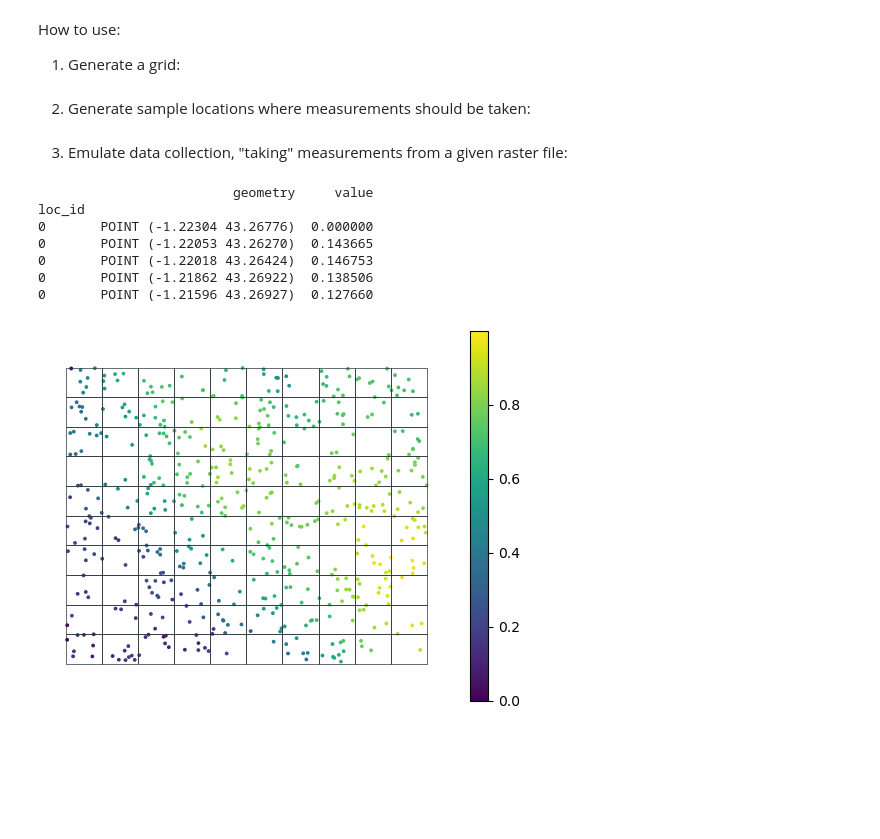
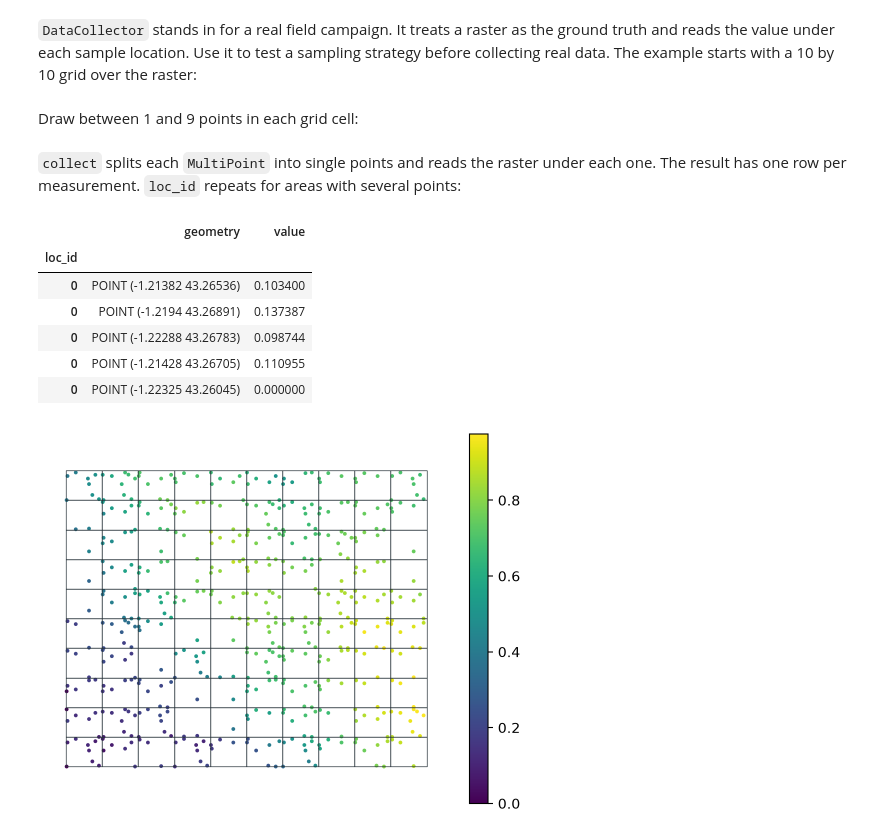
Before and after one commit to franckalbinet/trufl, a Jupyter notebook: nbs/06_collector.ipynb, the cells around one changed output. Saved outputs shown, nothing was run; the diff lists cells and outputs as text; code cells hidden in the pictures; blank space fills up the shorter version.

```diff
--- a/nbs/06_collector.ipynb
+++ b/nbs/06_collector.ipynb
@@ -29,11 +27,11 @@ red, black = '#BF360C', '#263238'
 # %%
 #| exports
 class DataCollector:
+    "Emulate field measurements by reading a raster at sample locations."
     def __init__(self,
-                 fname_raster:str, # The path to the raster file.
-                 band:int=1, # The band number to use. Defaults to 1.
-                ):
-        "Emulate data collection. Provided a set of location, return values sampled from given raster file."
+        fname_raster:str, # Path to the raster used as ground truth
+        band:int=1, # Band to read
+    ):
         fc.store_attr()
         with rasterio.open(fname_raster) as src:
             self.band_data = src.read(band)
@@ -41,13 +39,15 @@ class DataCollector:
             self.bounds = src.bounds
 
     def get_values(self,
-                   gdf:gpd.GeoDataFrame # loc_id and Point/Multipoint geometry of samples where to measure.
-                  ):
+        gdf:gpd.GeoDataFrame, # Sample locations as `Point` or `MultiPoint` geometries
+    ) -> list: # Raster value at each point, in the order of `gdf.get_coordinates()`
+        "Read the raster value of the cell under each point of `gdf`."
         coords = [(x, y) for x, y in gdf.get_coordinates().values]
         pixel_coords = [transform.rowcol(self.affine, *pair) for pair in coords]
         return [self.band_data[int(x), int(y)] for (x, y) in pixel_coords]
 
     def collect(self,
-                gdf:gpd.GeoDataFrame # loc_id and Point/Multipoint geometry of samples where to measure.
-               ) -> gpd.GeoDataFrame:
+        gdf:gpd.GeoDataFrame, # Sample locations as `Point` or `MultiPoint` geometries, indexed by `loc_id`
+    ) -> gpd.GeoDataFrame: # One `Point` per row with its measured `value`, indexed by `loc_id`
+        "Measure the raster at every point of `gdf`."
         return gdf.explode(index_parts=False).assign(value=self.get_values(gdf))
@@ -54,4 +86,3 @@ class DataCollector:
 # %% [markdown]
-How to use:
-1. Generate a grid:
+`DataCollector` stands in for a real field campaign. It treats a raster as the ground truth and reads the value under each sample location. Use it to test a sampling strategy before collecting real data. The example starts with a 10 by 10 grid over the raster:
 # %%
@@ -59,32 +89,32 @@ How to use:
 fname_raster = './files/ground-truth-01-4326-simulated.tif'
 gdf_grid = gridder(fname_raster, nrows=10, ncols=10)
 # %% [markdown]
-2. Generate sample locations where measurements should be taken:
+Draw between 1 and 9 points in each grid cell:
 # %%
-#|eval: false
 sampler = Sampler(gdf_grid)
-n = np.random.randint(1, high=10, size=len(gdf_grid), dtype=int)
-sample_locs = sampler.sample(n, method='uniform')
+n = np.random.default_rng(0).integers(1, 10, size=len(gdf_grid))
+sample_locs = sampler.sample(n, method='uniform', rng=0)
 # %% [markdown]
-3. Emulate data collection, "taking" measurements from a given raster file:
+`collect` splits each `MultiPoint` into single points and reads the raster under each one. The result has one row per measurement. `loc_id` repeats for areas with several points:
 # %%
-#|eval: false
 dc_emulator = DataCollector(fname_raster)
 samples_t0 = dc_emulator.collect(sample_locs)
-print(samples_t0.head())
-
-ax = samples_t0.plot(column='value', s=3, legend=True)
-gdf_grid.boundary.plot(color=black, lw=0.5, ax=ax)
-ax.axis('off');
+test_eq(len(samples_t0), n.sum())
+samples_t0.head()
 # %% [output]
-                         geometry     value
-loc_id
-0       POINT (-1.22304 43.26776)  0.000000
-0       POINT (-1.22053 43.26270)  0.143665
-0       POINT (-1.22018 43.26424)  0.146753
-0       POINT (-1.21862 43.26922)  0.138506
-0       POINT (-1.21596 43.26927)  0.127660
-[figure, removed]
+|  | geometry | value |
+| loc_id |  |  |
+| 0 | POINT (-1.21382 43.26536) | 0.103400 |
+| 0 | POINT (-1.2194 43.26891) | 0.137387 |
+| 0 | POINT (-1.22288 43.26783) | 0.098744 |
+| 0 | POINT (-1.21428 43.26705) | 0.110955 |
+| 0 | POINT (-1.22325 43.26045) | 0.000000 |
+# %%
+ax = samples_t0.plot(column='value', s=3, legend=True)
+gdf_grid.boundary.plot(color=black, lw=0.5, ax=ax)
+ax.axis('off');
+# %% [output]
+[figure, added]
 # %%
 #| hide
 import nbdev; nbdev.nbdev_export()
```
Also changed, not shown: parts of 6 cells of this notebook, 1 other file.
